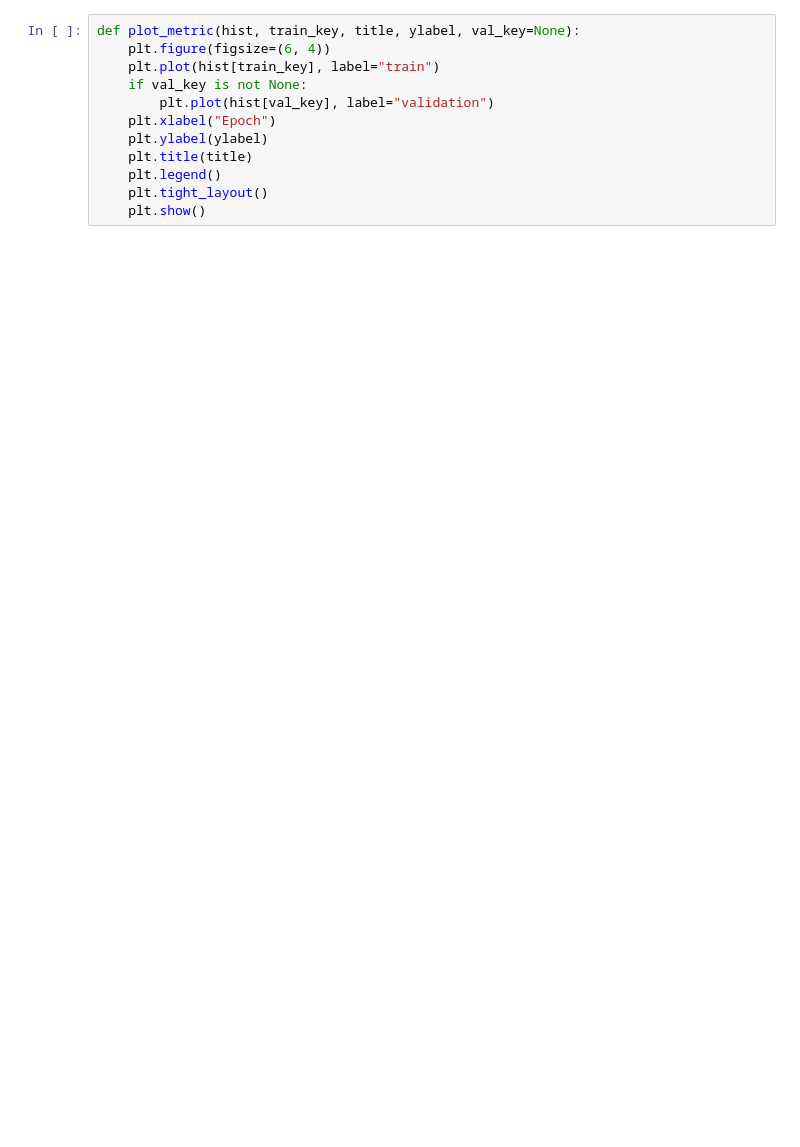
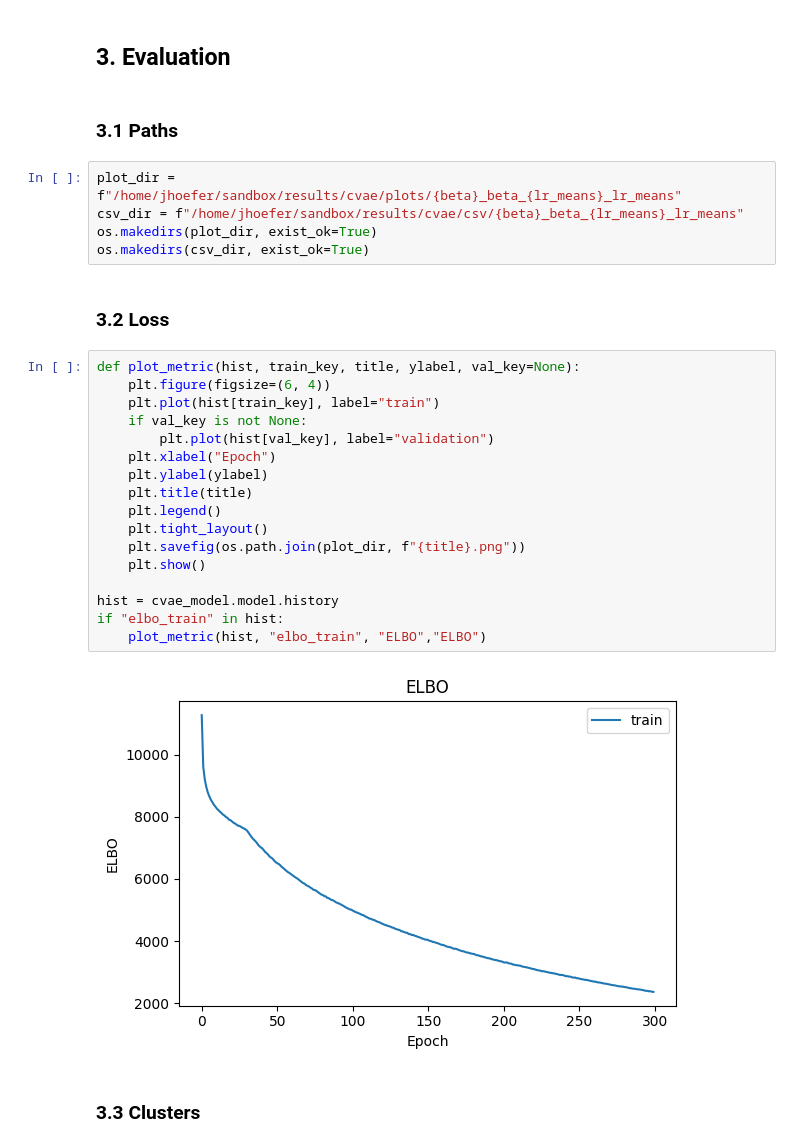
Before and after one commit to jan904/B-EOFlow, a Jupyter notebook: scvi.ipynb, the cells around one changed output. Saved outputs shown, nothing was run; the diff lists cells and outputs as text; blank space fills up the shorter version.

```diff
--- a/scvi.ipynb
+++ b/scvi.ipynb
@@ -266,14 +124,34 @@ model.save(model_path, overwrite=True)
+# %% [markdown]
+## 3. Evaluation
+# %% [markdown]
+### 3.1 Paths
+# %%
+plot_dir = f"/home/jhoefer/sandbox/results/cvae/plots/{beta}_beta_{lr_means}_lr_means"
+csv_dir = f"/home/jhoefer/sandbox/results/cvae/csv/{beta}_beta_{lr_means}_lr_means"
+os.makedirs(plot_dir, exist_ok=True)
+os.makedirs(csv_dir, exist_ok=True)
+# %% [markdown]
+### 3.2 Loss
 # %%
 def plot_metric(hist, train_key, title, ylabel, val_key=None):
     plt.figure(figsize=(6, 4))
     plt.plot(hist[train_key], label="train")
     if val_key is not None:
         plt.plot(hist[val_key], label="validation")
     plt.xlabel("Epoch")
     plt.ylabel(ylabel)
     plt.title(title)
     plt.legend()
     plt.tight_layout()
+    plt.savefig(os.path.join(plot_dir, f"{title}.png"))
     plt.show()
+
+hist = cvae_model.model.history
+if "elbo_train" in hist:
+    plot_metric(hist, "elbo_train", "ELBO","ELBO")
+# %% [output]
+[figure, added]
+# %% [markdown]
+### 3.3 Clusters
 # %%
 # pull the parameter out to a plain numpy array
```
Also changed, not shown: parts of 25 cells of this notebook, 9 other files.
